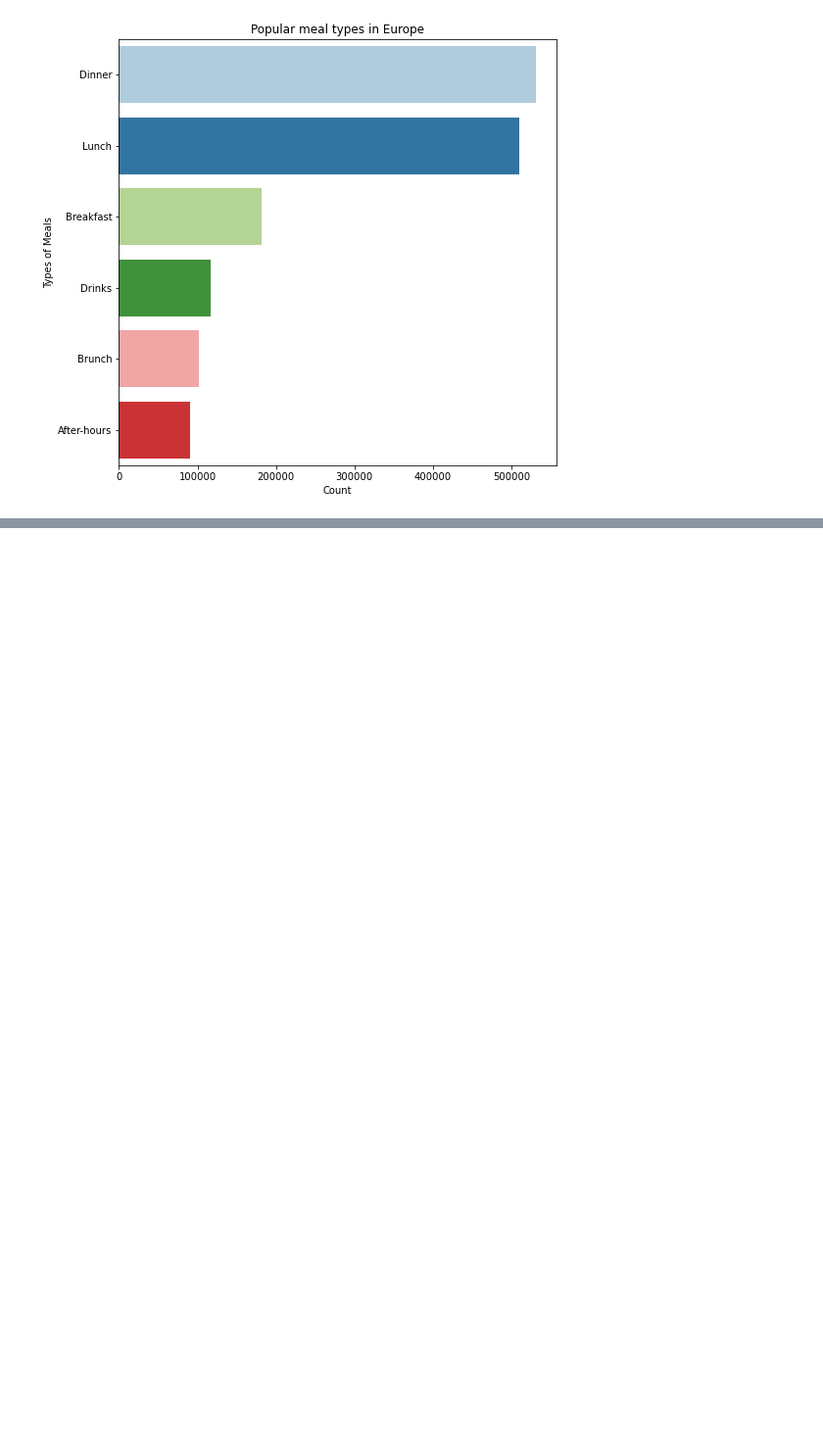
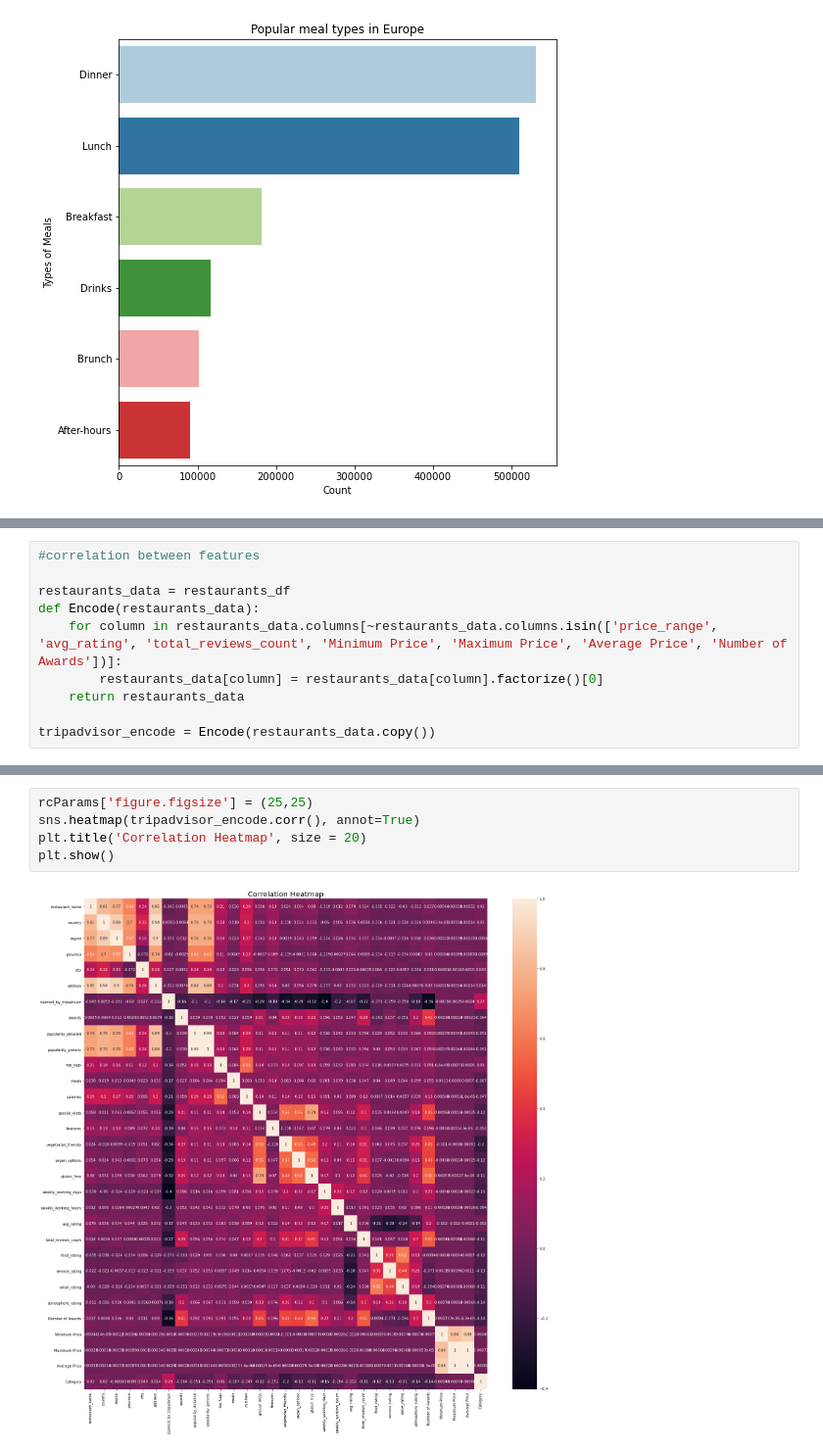
Before and after one commit to sushmithajogula/DSEM, a Jupyter notebook: Code.ipynb, the cells around one changed output, grey strips where cells are left out. Shown at 98% size. Drawn from its saved outputs; the diff is of its cells as text; blank space fills up the shorter version.

```diff
--- a/Code.ipynb
+++ b/Code.ipynb
@@ -738,0 +764,10 @@ Text(0.5, 0, 'Count')
+# %%
+#correlation between features
+
+restaurants_data = restaurants_df
+def Encode(restaurants_data):
+    for column in restaurants_data.columns[~restaurants_data.columns.isin(['price_range', 'avg_rating', 'total_reviews_count', 'Minimum Price', 'Maximum Price', 'Average Price', 'Number of Awards'])]:
+        restaurants_data[column] = restaurants_data[column].factorize()[0]
+    return restaurants_data
+
+tripadvisor_encode = Encode(restaurants_data.copy())
@@ -738,0 +796,7 @@ Text(0.5, 0, 'Count')
+# %%
+rcParams['figure.figsize'] = (25,25)
+sns.heatmap(tripadvisor_encode.corr(), annot=True)
+plt.title('Correlation Heatmap', size = 20)
+plt.show()
+# %% [output]
+[figure, added]
```
Also changed, not shown: parts of 2 cells of this notebook.
